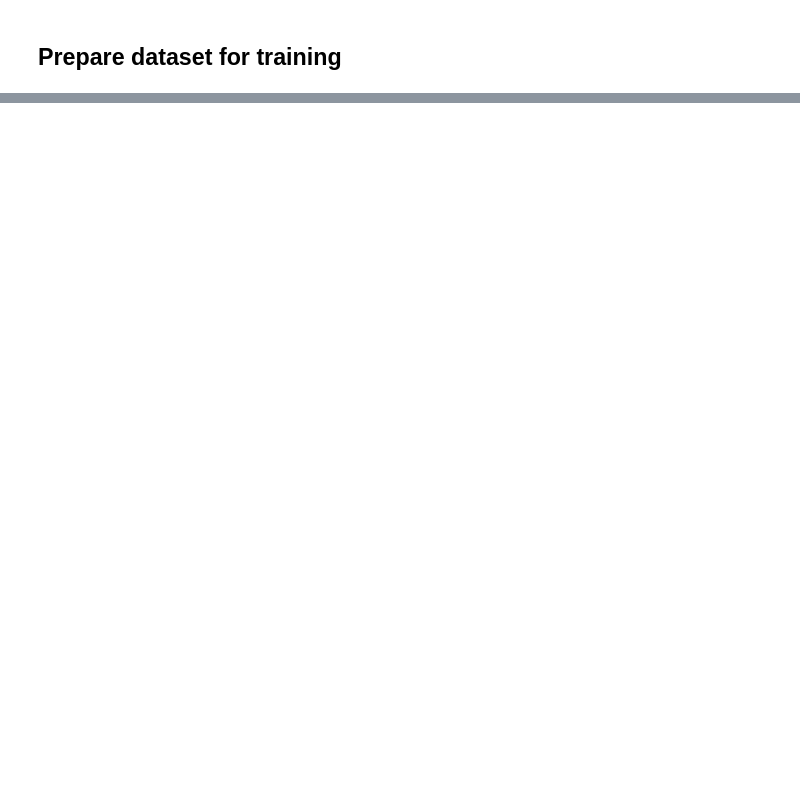
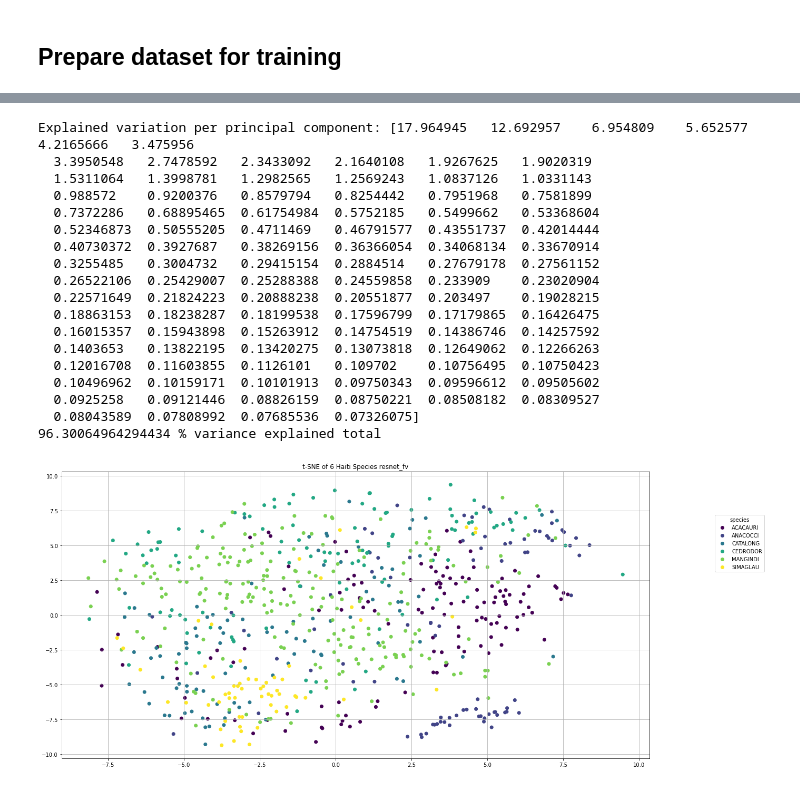
Before and after one commit to Greenstand/treetracker-machine-learning, a Jupyter notebook: species_classification/small_inception.ipynb, the cells around one changed output, grey strips where cells are left out. Cells and saved outputs as stored; diff of their text form; code cells hidden in the pictures; blank space fills up the shorter version.

```diff
--- a/species_classification/small_inception.ipynb
+++ b/species_classification/small_inception.ipynb
@@ -385,0 +404,33 @@ tensor([-0.0099, -0.0051,  0.0071,  0.0123,  0.0057, -0.0172],
+# %%
+resnet = models.resnet18(pretrained=True)
+resnet_ft_preprocess = T.Compose([
+    T.Resize(256),
+    T.CenterCrop(224),
+    T.ToTensor(),
+    T.Normalize(mean=[0.485, 0.456, 0.406], std=[0.229, 0.224, 0.225]),
+])
+
+data['resnet_fv'] = data.apply(predictor_helper, axis=1, model=resnet, preprocess=resnet_ft_preprocess)
+set_parameter_requires_grad(resnet, feature_extracting=True)
+feature_tsne(data, 'resnet_fv', 100)
+# resnet.fc = torch.nn.Linear(resnet.fc.in_features, num_classes)
+# %% [output]
+Explained variation per principal component: [17.964945   12.692957    6.954809    5.652577    4.2165666   3.475956
+  3.3950548   2.7478592   2.3433092   2.1640108   1.9267625   1.9020319
+  1.5311064   1.3998781   1.2982565   1.2569243   1.0837126   1.0331143
+  0.988572    0.9200376   0.8579794   0.8254442   0.7951968   0.7581899
+  0.7372286   0.68895465  0.61754984  0.5752185   0.5499662   0.53368604
+  0.52346873  0.50555205  0.4711469   0.46791577  0.43551737  0.42014444
+  0.40730372  0.3927687   0.38269156  0.36366054  0.34068134  0.33670914
+  0.3255485   0.3004732   0.29415154  0.2884514   0.27679178  0.27561152
+  0.26522106  0.25429007  0.25288388  0.24559858  0.233909    0.23020904
+  0.22571649  0.21824223  0.20888238  0.20551877  0.203497    0.19028215
+  0.18863153  0.18238287  0.18199538  0.17596799  0.17179865  0.16426475
+  0.16015357  0.15943898  0.15263912  0.14754519  0.14386746  0.14257592
+  0.1403653   0.13822195  0.13420275  0.13073818  0.12649062  0.12266263
+  0.12016708  0.11603855  0.1126101   0.109702    0.10756495  0.10750423
+  0.10496962  0.10159171  0.10101913  0.09750343  0.09596612  0.09505602
+  0.0925258   0.09121446  0.08826159  0.08750221  0.08508182  0.08309527
+  0.08043589  0.07808992  0.07685536  0.07326075]
+96.30064964294434 % variance explained total
+[figure, added]
```
Also changed, not shown: parts of 14 cells of this notebook.
